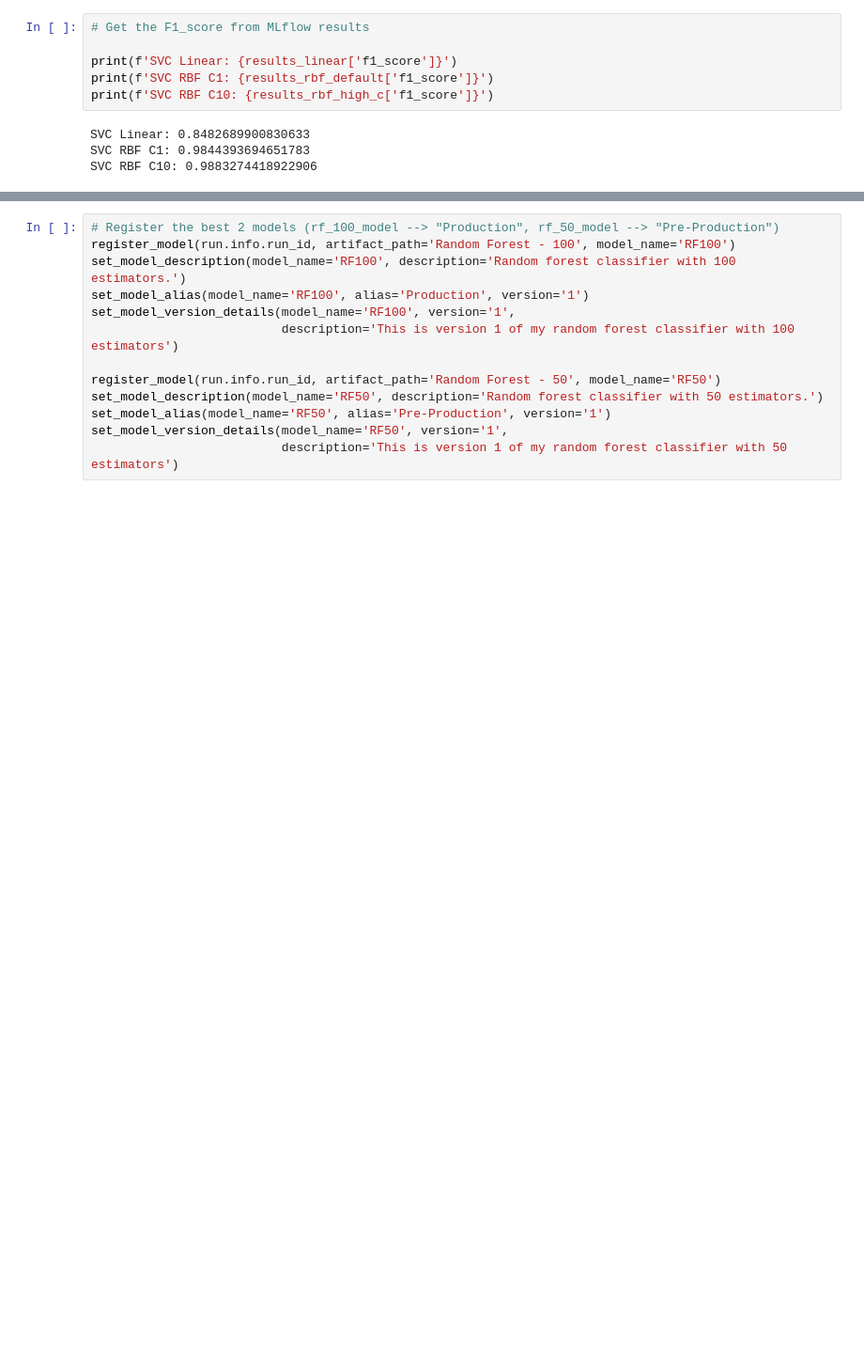
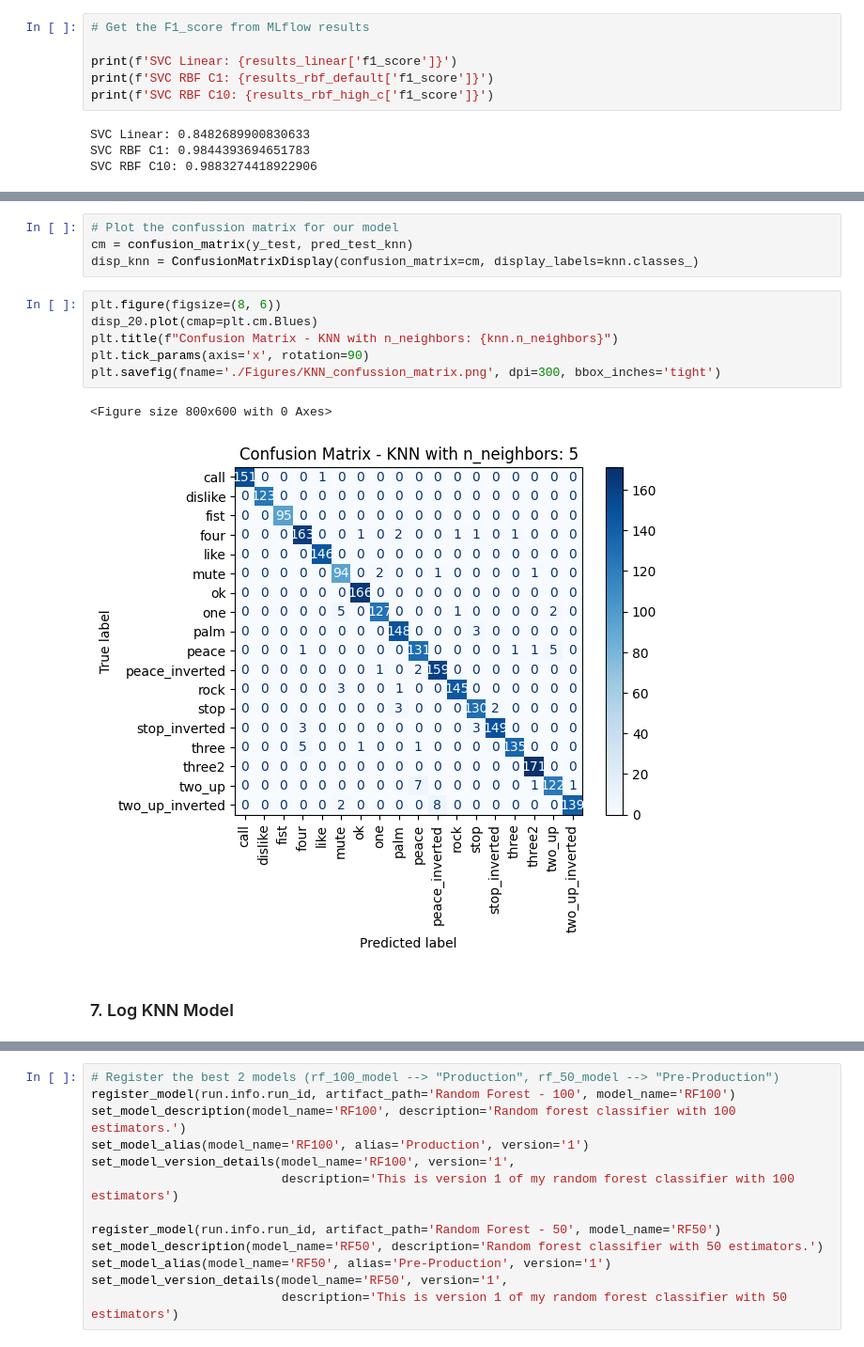
Before and after one commit to Mostafa710/Hand-Gesture-Classification-using-MediaPipe-Landmarks, a Jupyter notebook: hand_gesture_classificaiton.ipynb, the cells around one changed output, grey strips where cells are left out. Shown at 94% size. Cells and saved outputs as stored; diff of their text form; blank space fills up the shorter version.

Commit message:
Added KNN Model

```diff
--- a/hand_gesture_classificaiton.ipynb
+++ b/hand_gesture_classificaiton.ipynb
@@ -552,0 +572,15 @@ SVC RBF C10: 0.9883274418922906
+# %%
+# Plot the confussion matrix for our model
+cm = confusion_matrix(y_test, pred_test_knn)
+disp_knn = ConfusionMatrixDisplay(confusion_matrix=cm, display_labels=knn.classes_)
+# %%
+plt.figure(figsize=(8, 6))
+disp_20.plot(cmap=plt.cm.Blues)
+plt.title(f"Confusion Matrix - KNN with n_neighbors: {knn.n_neighbors}")
+plt.tick_params(axis='x', rotation=90)
+plt.savefig(fname='./Figures/KNN_confussion_matrix.png', dpi=300, bbox_inches='tight')
+# %% [output]
+<Figure size 800x600 with 0 Axes>
+[figure, added]
+# %% [markdown]
+### 7. Log KNN Model
```
Also changed, not shown: parts of 5 cells of this notebook, 26 other files.
